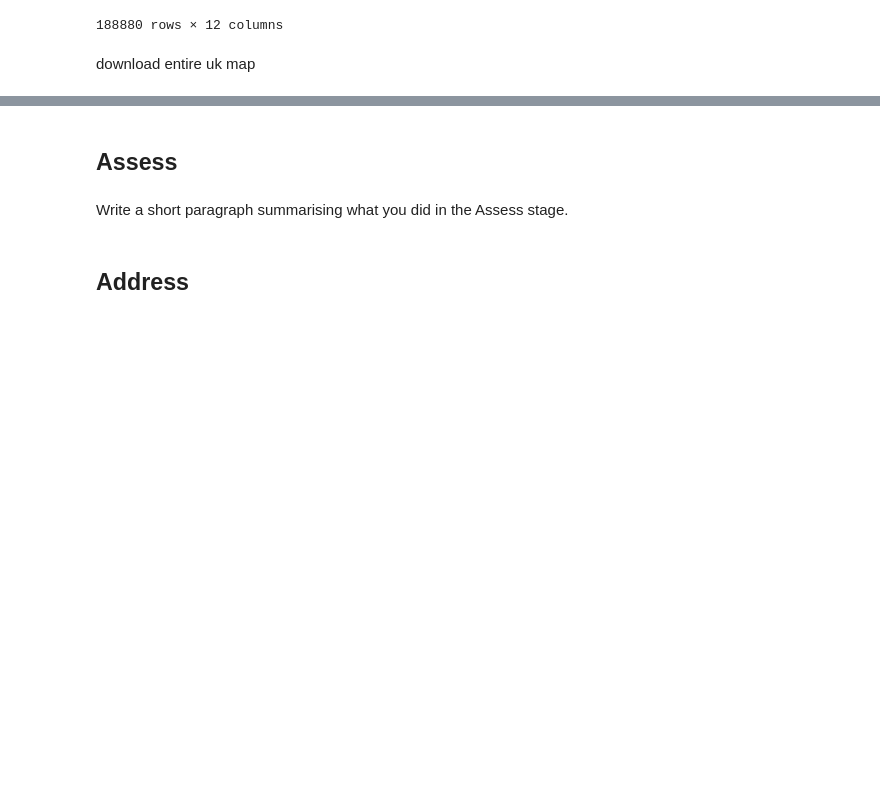
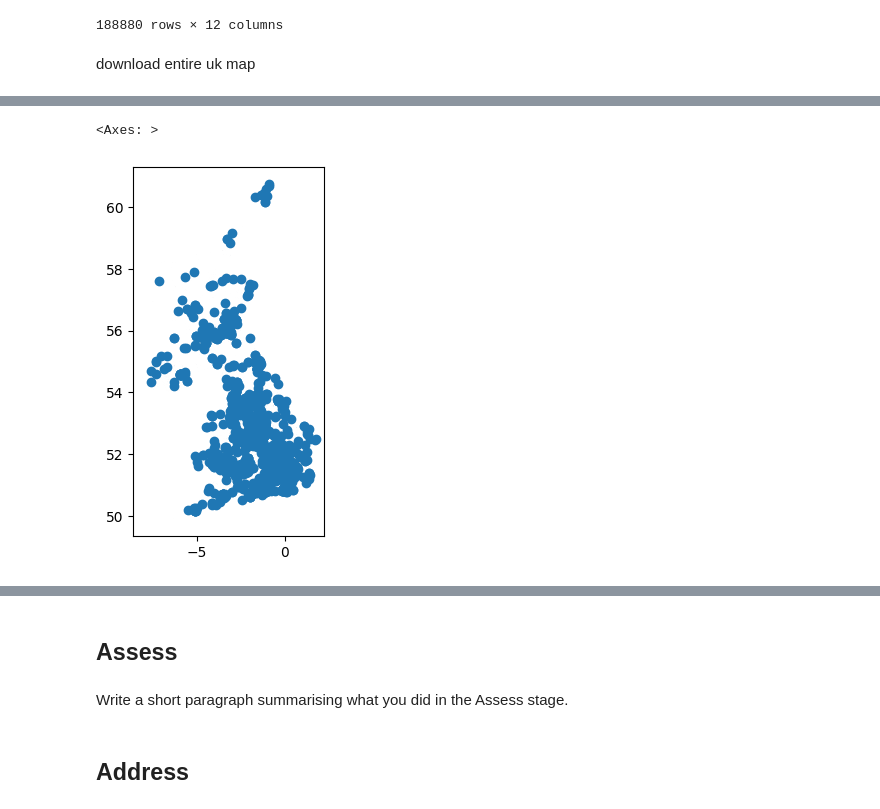
Before and after one commit to Pidongg/pz286_ads_2024, a Jupyter notebook: ads_course_assessment.ipynb, the cells around one changed output, grey strips where cells are left out. Cells and saved outputs as stored; diff of their text form; code cells hidden in the pictures; blank space fills up the shorter version.

```diff
--- a/ads_course_assessment.ipynb
+++ b/ads_course_assessment.ipynb
@@ -494,0 +517,5 @@ Successfully installed cykhash-2.0.1 pyrobuf-0.9.3 pyrosm-0.6.2 python-rapidjson
+# %%
+pois.plot()
+# %% [output]
+<Axes: >
+[figure, added]
```
Also changed, not shown: parts of 18 cells of this notebook.
